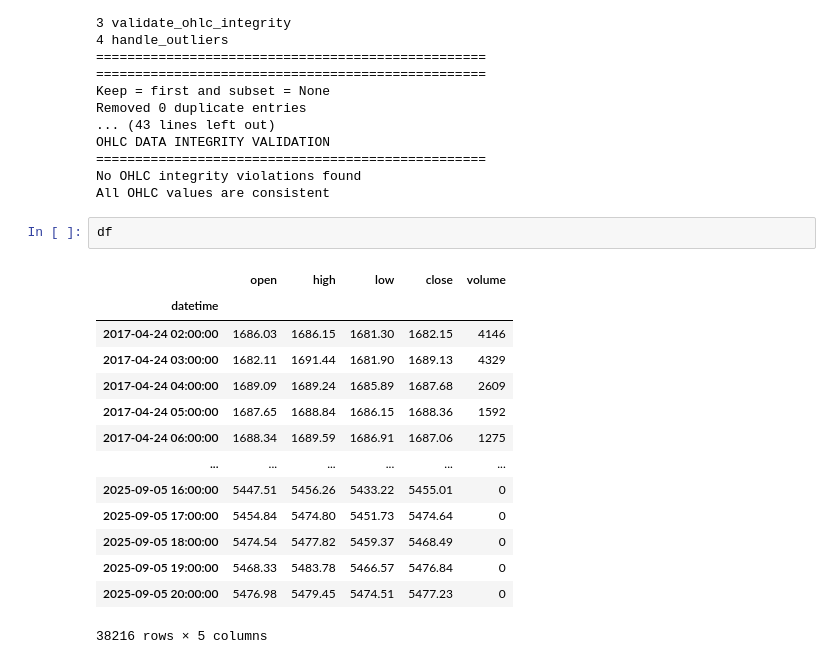
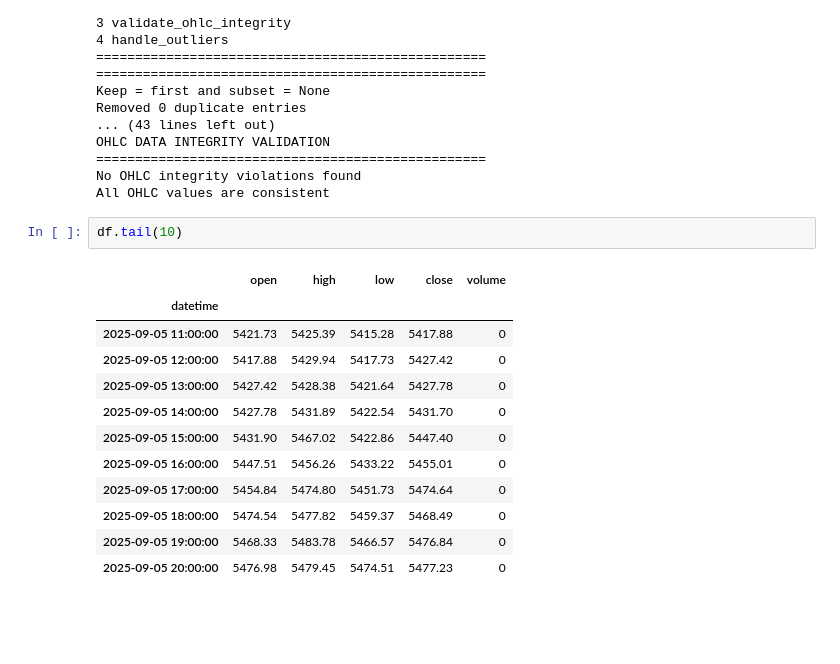
Before and after one commit to AFoivos/Forex_Prediction-, a Jupyter notebook: notebooks/test_datahandle_indicators.ipynb, the cells around one changed output. Cells and saved outputs as stored; diff of their text form; blank space fills up the shorter version.

```diff
--- a/notebooks/test_datahandle_indicators.ipynb
+++ b/notebooks/test_datahandle_indicators.ipynb
@@ -98,20 +98,18 @@ OHLC DATA INTEGRITY VALIDATION
 No OHLC integrity violations found
 All OHLC values are consistent
 # %%
-df
+df.tail(10)
 # %% [output]
 |  | open | high | low | close | volume |
 | datetime |  |  |  |  |  |
-| 2017-04-24 02:00:00 | 1686.03 | 1686.15 | 1681.30 | 1682.15 | 4146 |
-| 2017-04-24 03:00:00 | 1682.11 | 1691.44 | 1681.90 | 1689.13 | 4329 |
-| 2017-04-24 04:00:00 | 1689.09 | 1689.24 | 1685.89 | 1687.68 | 2609 |
-| 2017-04-24 05:00:00 | 1687.65 | 1688.84 | 1686.15 | 1688.36 | 1592 |
-| 2017-04-24 06:00:00 | 1688.34 | 1689.59 | 1686.91 | 1687.06 | 1275 |
-| ... | ... | ... | ... | ... | ... |
+| 2025-09-05 11:00:00 | 5421.73 | 5425.39 | 5415.28 | 5417.88 | 0 |
+| 2025-09-05 12:00:00 | 5417.88 | 5429.94 | 5417.73 | 5427.42 | 0 |
+| 2025-09-05 13:00:00 | 5427.42 | 5428.38 | 5421.64 | 5427.78 | 0 |
+| 2025-09-05 14:00:00 | 5427.78 | 5431.89 | 5422.54 | 5431.70 | 0 |
+| 2025-09-05 15:00:00 | 5431.90 | 5467.02 | 5422.86 | 5447.40 | 0 |
 | 2025-09-05 16:00:00 | 5447.51 | 5456.26 | 5433.22 | 5455.01 | 0 |
 | 2025-09-05 17:00:00 | 5454.84 | 5474.80 | 5451.73 | 5474.64 | 0 |
 | 2025-09-05 18:00:00 | 5474.54 | 5477.82 | 5459.37 | 5468.49 | 0 |
 | 2025-09-05 19:00:00 | 5468.33 | 5483.78 | 5466.57 | 5476.84 | 0 |
 | 2025-09-05 20:00:00 | 5476.98 | 5479.45 | 5474.51 | 5477.23 | 0 |
-38216 rows × 5 columns
 # %%
```
Also changed, not shown: parts of 16 cells of this notebook, 9 other files.
